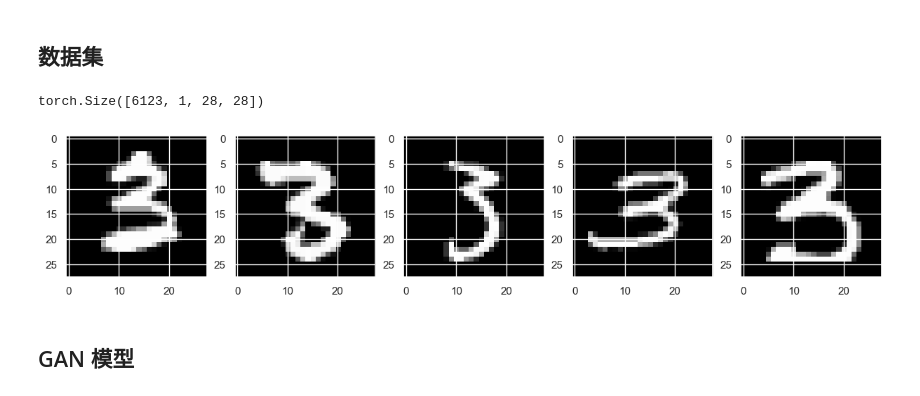
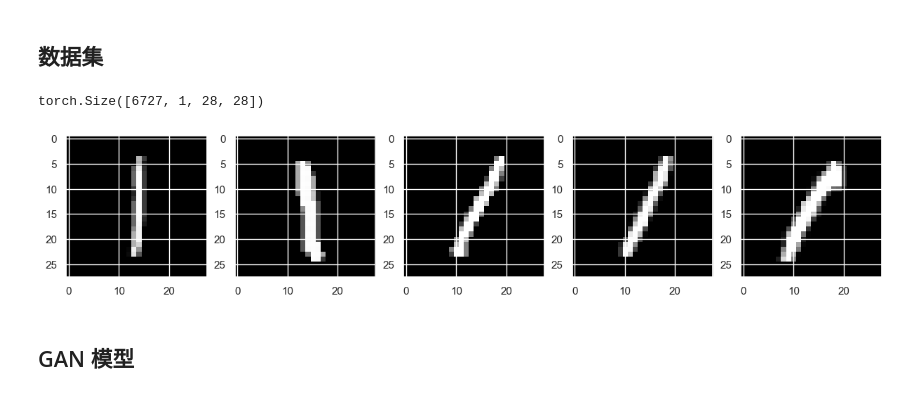
Before and after one commit to zhouqp631/nonparametric_statistics, a Jupyter notebook: GAN.ipynb, the cells around one changed output. Saved outputs shown, nothing was run; the diff lists cells and outputs as text; code cells hidden in the pictures.

```diff
--- a/GAN.ipynb
+++ b/GAN.ipynb
@@ -36,21 +37,23 @@ batch_size = 256
 dataset = datasets.MNIST(root = './data/MNIST', train = True, download = True, transform = transforms.ToTensor())
 data_loader = torch.utils.data.DataLoader(dataset=dataset,batch_size=batch_size, shuffle=True,drop_last=True)
 # %%
+# 选择0这部分数据
 imgs = torch.empty(1,1,28,28)
-label_choose = 3
+label_choose = 1
 for img,label in data_loader:
     imgs = torch.cat((imgs,img[label==label_choose]))
 imgs.shape
 # %% [output]
-torch.Size([6123, 1, 28, 28])
+torch.Size([6727, 1, 28, 28])
 # %%
 index = 20
 fig,ax = plt.subplots(1,5,figsize=(5*3,3))
 for i,index in enumerate([1,2,4,6,98]):
     ax[i].imshow(imgs[index,0],'gray')
+    ax[i].grid('off')
 # plt.title(label_choose)
 # %% [output]
-[figure, old version]
+[figure, new version]
 # %% [markdown]
 ## GAN 模型
 # %%
```
Also changed, not shown: parts of 11 cells of this notebook, 1 other file.
